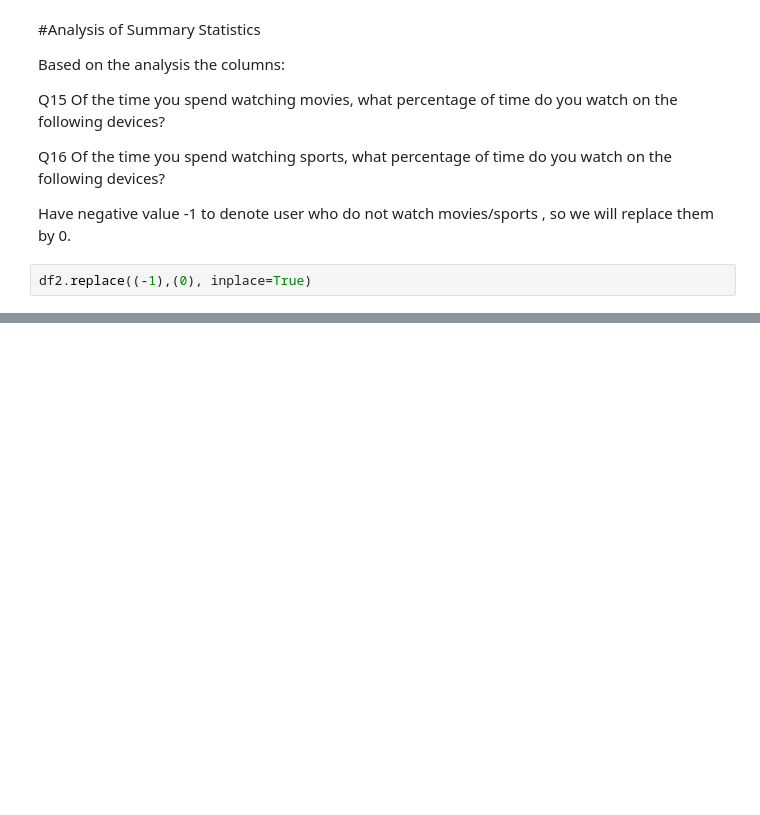
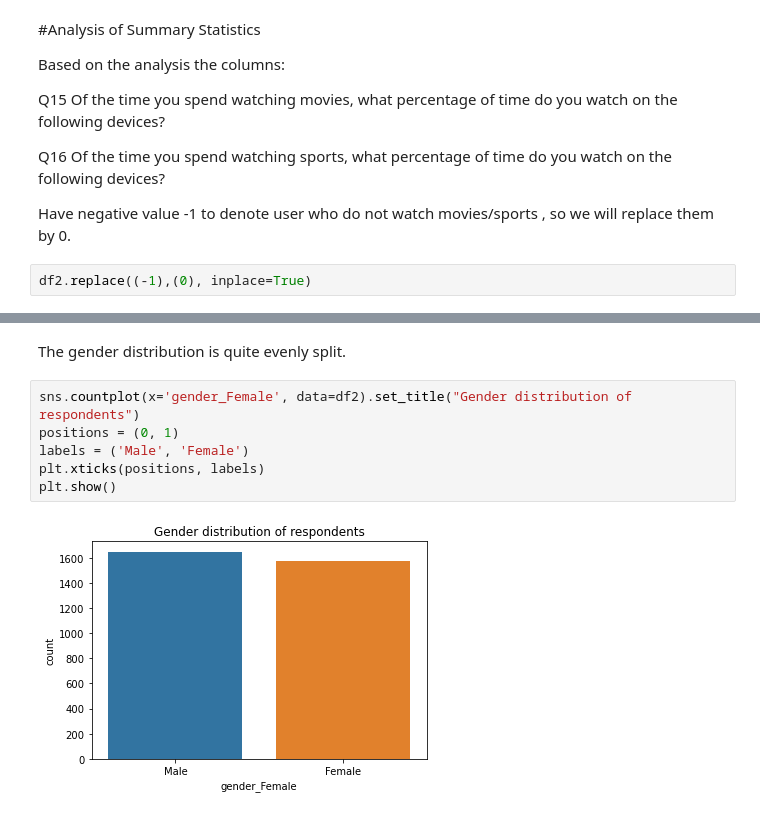
Before and after one commit to aud-z/DeloitteDigitalDemocracy, a Jupyter notebook: DSPM_v1.ipynb, the cells around one changed output, grey strips where cells are left out. Saved outputs shown, nothing was run; the diff lists cells and outputs as text; blank space fills up the shorter version.

```diff
--- a/DSPM_v1.ipynb
+++ b/DSPM_v1.ipynb
@@ -483,0 +421,10 @@ sns.heatmap(df2_doubleInternet.corr(), annot=True, mask=matrix,fmt='.1g',vmin=-1
+# %% [markdown]
+The gender distribution is quite evenly split.
+# %%
+sns.countplot(x='gender_Female', data=df2).set_title("Gender distribution of respondents")
+positions = (0, 1)
+labels = ('Male', 'Female')
+plt.xticks(positions, labels)
+plt.show()
+# %% [output]
+[figure, added]
```
Also changed, not shown: parts of 43 cells of this notebook.
